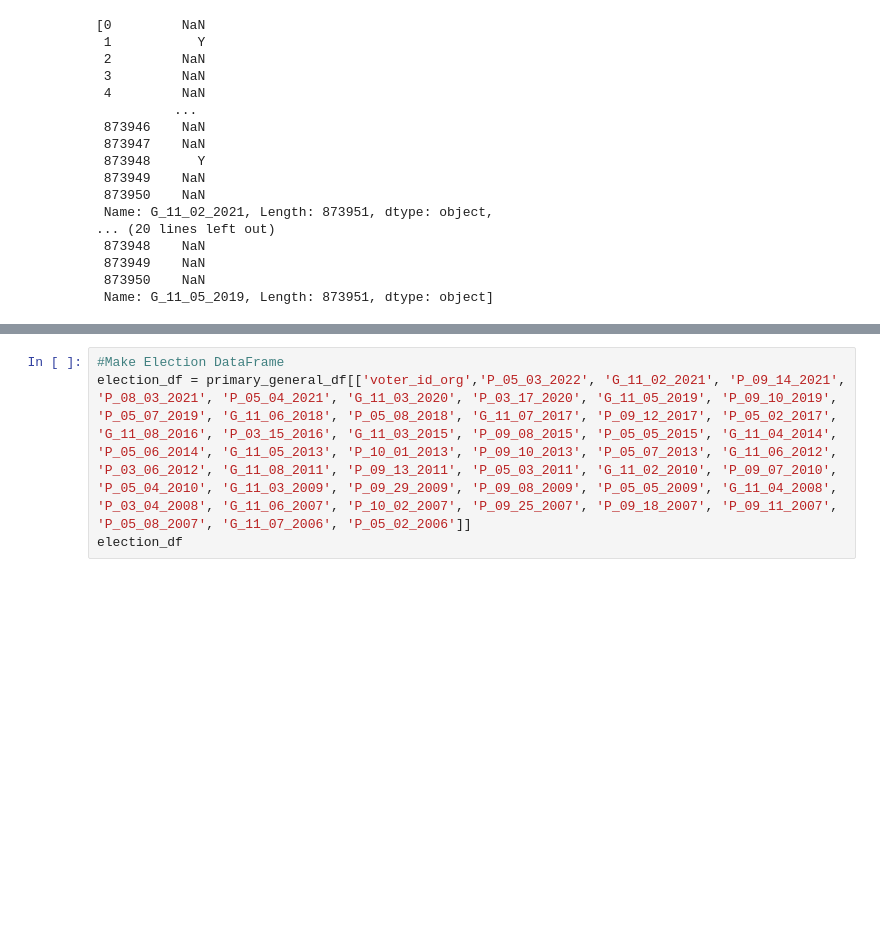
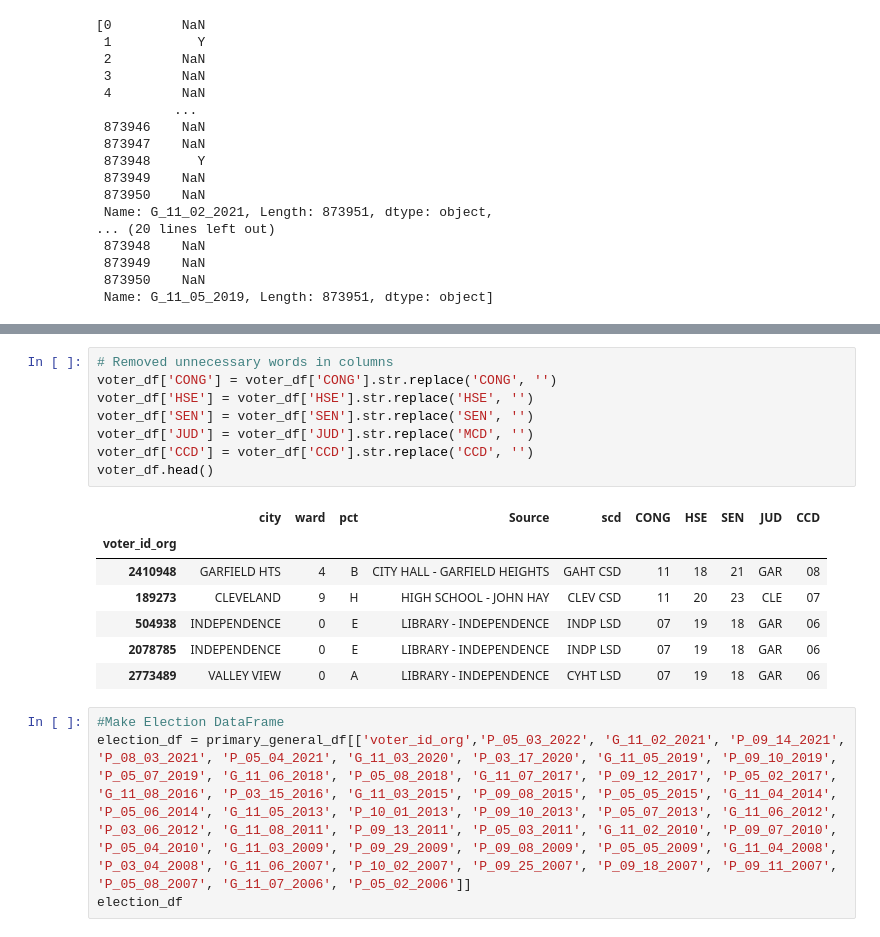
Before and after one commit to K8rly/GoVote, a Jupyter notebook: SplittingDataframe.ipynb, the cells around one changed output, grey strips where cells are left out. Saved outputs shown, nothing was run; the diff lists cells and outputs as text; blank space fills up the shorter version.

```diff
--- a/SplittingDataframe.ipynb
+++ b/SplittingDataframe.ipynb
@@ -86,3 +86,19 @@ voter_df.head()
+# %%
+# Removed unnecessary words in columns
+voter_df['CONG'] = voter_df['CONG'].str.replace('CONG', '')
+voter_df['HSE'] = voter_df['HSE'].str.replace('HSE', '')
+voter_df['SEN'] = voter_df['SEN'].str.replace('SEN', '')
+voter_df['JUD'] = voter_df['JUD'].str.replace('MCD', '')
+voter_df['CCD'] = voter_df['CCD'].str.replace('CCD', '')
+voter_df.head()
+# %% [output]
+|  | city | ward | pct | Source | scd | CONG | HSE | SEN | JUD | CCD |
+| voter_id_org |  |  |  |  |  |  |  |  |  |  |
+| 2410948 | GARFIELD HTS | 4 | B | CITY HALL - GARFIELD HEIGHTS | GAHT CSD | 11 | 18 | 21 | GAR | 08 |
+| 189273 | CLEVELAND | 9 | H | HIGH SCHOOL - JOHN HAY | CLEV CSD | 11 | 20 | 23 | CLE | 07 |
+| 504938 | INDEPENDENCE | 0 | E | LIBRARY - INDEPENDENCE | INDP LSD | 07 | 19 | 18 | GAR | 06 |
+| 2078785 | INDEPENDENCE | 0 | E | LIBRARY - INDEPENDENCE | INDP LSD | 07 | 19 | 18 | GAR | 06 |
+| 2773489 | VALLEY VIEW | 0 | A | LIBRARY - INDEPENDENCE | CYHT LSD | 07 | 19 | 18 | GAR | 06 |
 # %%
 #Make Election DataFrame
 election_df = primary_general_df[['voter_id_org','P_05_03_2022', 'G_11_02_2021', 'P_09_14_2021', 'P_08_03_2021', 'P_05_04_2021', 'G_11_03_2020', 'P_03_17_2020', 'G_11_05_2019', 'P_09_10_2019', 'P_05_07_2019', 'G_11_06_2018', 'P_05_08_2018', 'G_11_07_2017', 'P_09_12_2017', 'P_05_02_2017', 'G_11_08_2016', 'P_03_15_2016', 'G_11_03_2015', 'P_09_08_2015', 'P_05_05_2015', 'G_11_04_2014', 'P_05_06_2014', 'G_11_05_2013', 'P_10_01_2013', 'P_09_10_2013', 'P_05_07_2013', 'G_11_06_2012', 'P_03_06_2012', 'G_11_08_2011', 'P_09_13_2011', 'P_05_03_2011', 'G_11_02_2010', 'P_09_07_2010', 'P_05_04_2010', 'G_11_03_2009', 'P_09_29_2009', 'P_09_08_2009', 'P_05_05_2009', 'G_11_04_2008', 'P_03_04_2008', 'G_11_06_2007', 'P_10_02_2007', 'P_09_25_2007', 'P_09_18_2007', 'P_09_11_2007', 'P_05_08_2007', 'G_11_07_2006', 'P_05_02_2006']]
```
Also changed, not shown: parts of 3 cells of this notebook.
